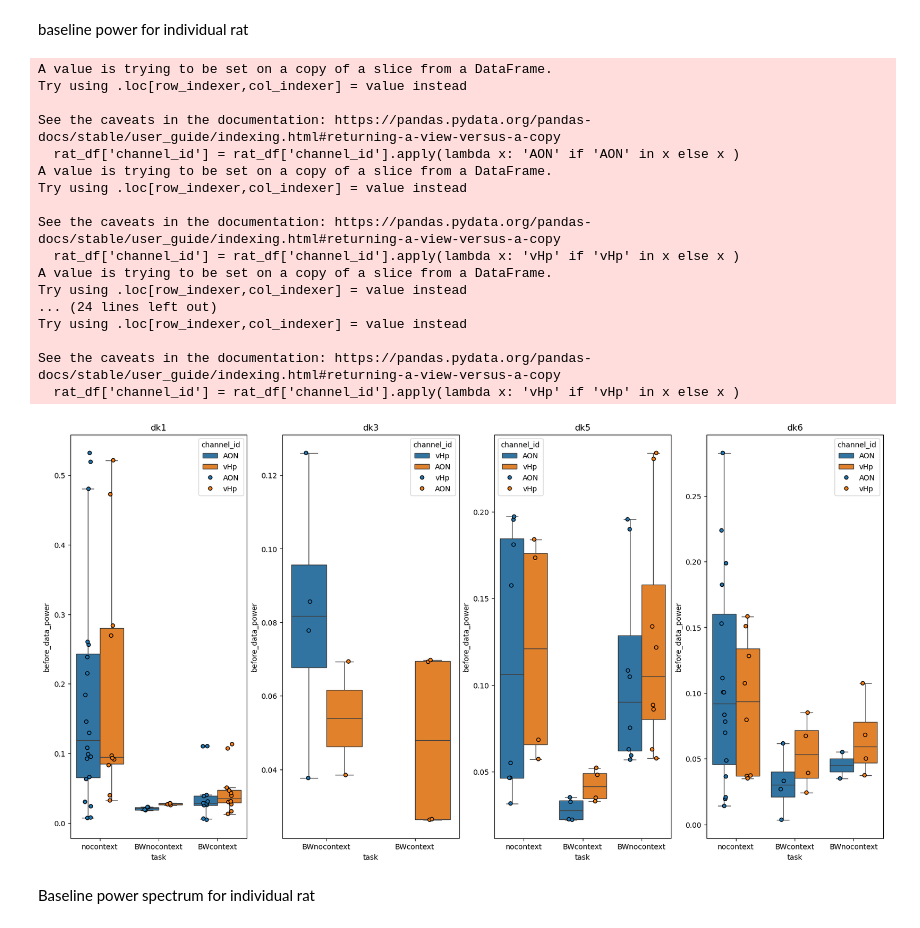
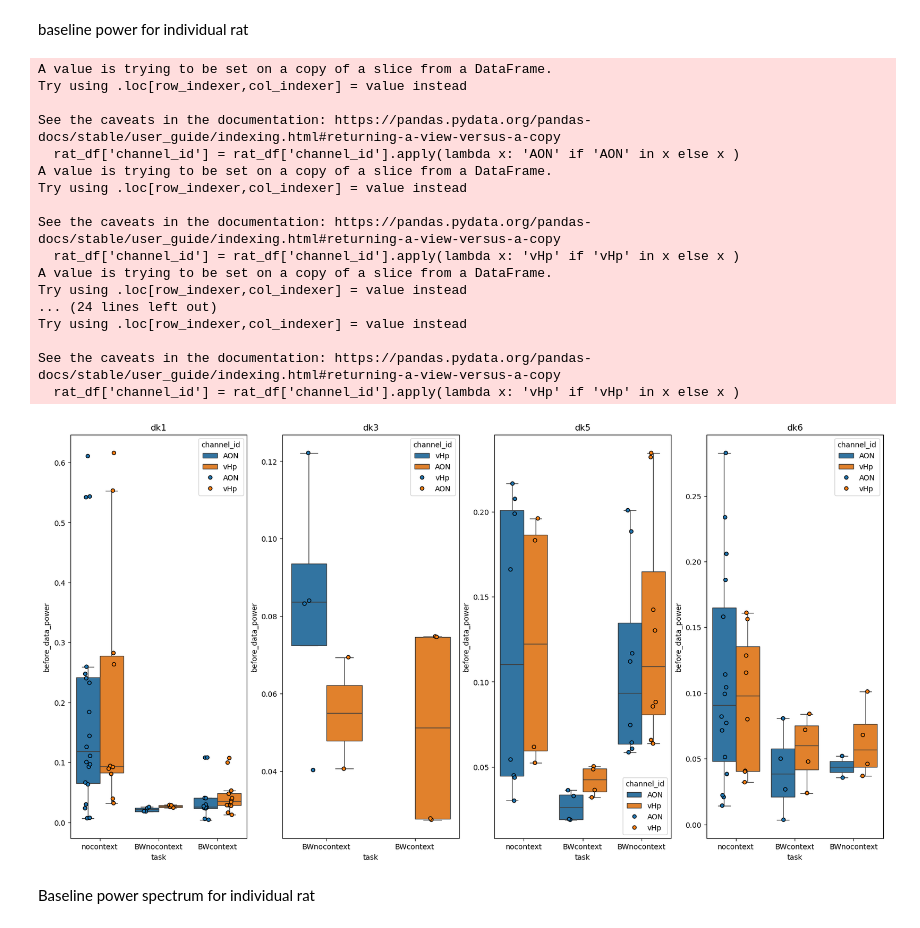
Before and after one commit to namanagrawal97/cpl_analysis_naman, a Jupyter notebook: 02_power_spectrum.ipynb, the cells around one changed output. Saved outputs shown, nothing was run; the diff lists cells and outputs as text; code cells hidden in the pictures.

```diff
--- a/02_power_spectrum.ipynb
+++ b/02_power_spectrum.ipynb
@@ -243,13 +258,13 @@ Baseline power for individual tasks
 # %%
 import seaborn as sns
 brain_areas = ['AON', 'vHp']
-tasks = np.unique(before_data_power_df['task'])
+tasks = np.unique(scrambled_baseline_power_df['task'])
 
 fig,axs=plt.subplots(nrows=1, ncols=3, figsize=(20,10))
 axs=axs.flatten()
 for i,task in enumerate(tasks):
     task_dict={}
-    task_df=before_data_power_df[before_data_power_df['task']==task]
+    task_df=scrambled_baseline_power_df[scrambled_baseline_power_df['task']==task]
     task_df['channel_id'] = task_df['channel_id'].apply(lambda x: 'AON' if 'AON' in x else x )
     task_df['channel_id'] = task_df['channel_id'].apply(lambda x: 'vHp' if 'vHp' in x else x )
     rat_ids = np.unique(task_df['rat_id'])
@@ -258,10 +273,10 @@ for i,task in enumerate(tasks):
         task_dict[rat]=np.array(task_df[task_df['rat_id']==rat]['before_data_power'])
 
     # Convert task_dict to a DataFrame
-    task_df_csv = pd.DataFrame.from_dict(task_dict, orient='index').transpose()
+    #task_df_csv = pd.DataFrame.from_dict(task_dict, orient='index').transpose()
 
     # Save the DataFrame as a CSV file
-    task_df_csv.to_csv(os.path.join(savepath,f'task_{task}_baseline_power.csv'), index=False)
+    #task_df_csv.to_csv(os.path.join(savepath,f'task_{task}_baseline_power.csv'), index=False)
 
     #Plotting the thing
     ax=axs[i]
@@ -294,13 +309,13 @@ baseline power for individual rat
 # %%
 import seaborn as sns
 brain_areas = ['AON', 'vHp']
-rats = np.unique(before_data_power_df['rat_id'])
+rats = np.unique(scrambled_baseline_power_df['rat_id'])
 
 fig,axs=plt.subplots(nrows=1, ncols=len(rats), figsize=(20,10))
 axs=axs.flatten()
 for i,rat in enumerate(rats):
     rat_dict={}
-    rat_df=before_data_power_df[before_data_power_df['rat_id']==rat]
+    rat_df=scrambled_baseline_power_df[scrambled_baseline_power_df['rat_id']==rat]
     rat_df['channel_id'] = rat_df['channel_id'].apply(lambda x: 'AON' if 'AON' in x else x )
     rat_df['channel_id'] = rat_df['channel_id'].apply(lambda x: 'vHp' if 'vHp' in x else x )
     tasks = np.unique(rat_df['task'])
@@ -309,37 +324,37 @@ for i,rat in enumerate(rats):
         rat_dict[task]=np.array(rat_df[rat_df['task']==task]['before_data_spec'])
 
     # Convert task_dict to a DataFrame
-    rat_df_csv = pd.DataFrame.from_dict(rat_dict, orient='index').transpose()
+    #rat_df_csv = pd.DataFrame.from_dict(rat_dict, orient='index').transpose()
 
     # Save the DataFrame as a CSV file
-    rat_df_csv.to_csv(os.path.join(savepath,f'task_{rat}_baseline_power.csv'), index=False)
+    #rat_df_csv.to_csv(os.path.join(savepath,f'task_{rat}_baseline_power.csv'), index=False)
 
     #Plotting the thing
     ax=axs[i]
     sns.boxplot(x=rat_df['task'], y=rat_df['before_data_power'],showfliers=False, hue=rat_df['channel_id'],ax=ax)
     sns.stripplot(x=rat_df['task'], y=rat_df['before_data_power'], hue=rat_df['channel_id'],ax=ax, jitter=True, dodge=True,edgecolor='black',linewidth=1)
 
     ax.set_title(f'{rat}')
 #fig.savefig(os.path.join(savepath,'baselinepower_indrat.png'),format='png',dpi=300, bbox_inches='tight')
 # %% [output]
 A value is trying to be set on a copy of a slice from a DataFrame.
 Try using .loc[row_indexer,col_indexer] = value instead
 
 See the caveats in the documentation: https://pandas.pydata.org/pandas-docs/stable/user_guide/indexing.html#returning-a-view-versus-a-copy
   rat_df['channel_id'] = rat_df['channel_id'].apply(lambda x: 'AON' if 'AON' in x else x )
 A value is trying to be set on a copy of a slice from a DataFrame.
 Try using .loc[row_indexer,col_indexer] = value instead
 
 See the caveats in the documentation: https://pandas.pydata.org/pandas-docs/stable/user_guide/indexing.html#returning-a-view-versus-a-copy
   rat_df['channel_id'] = rat_df['channel_id'].apply(lambda x: 'vHp' if 'vHp' in x else x )
 A value is trying to be set on a copy of a slice from a DataFrame.
 Try using .loc[row_indexer,col_indexer] = value instead
 ... (24 lines left out)
 Try using .loc[row_indexer,col_indexer] = value instead
 
 See the caveats in the documentation: https://pandas.pydata.org/pandas-docs/stable/user_guide/indexing.html#returning-a-view-versus-a-copy
   rat_df['channel_id'] = rat_df['channel_id'].apply(lambda x: 'vHp' if 'vHp' in x else x )
-[figure, old version]
+[figure, new version]
 # %% [markdown]
 Baseline power spectrum for individual rat
 # %%
```
Also changed, not shown: parts of 8 cells of this notebook.
